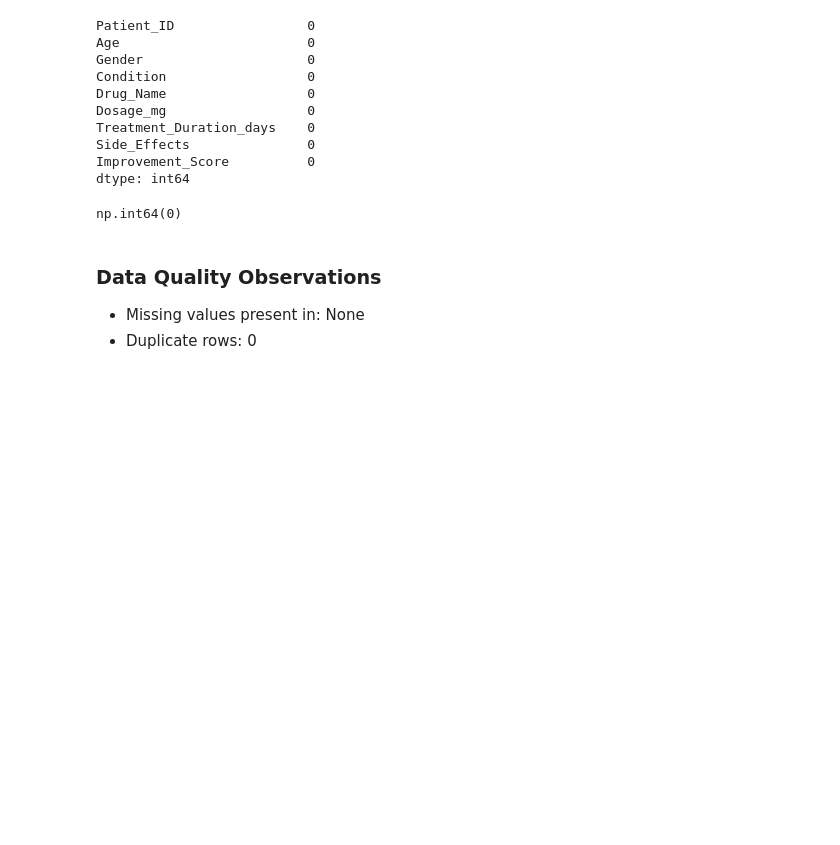
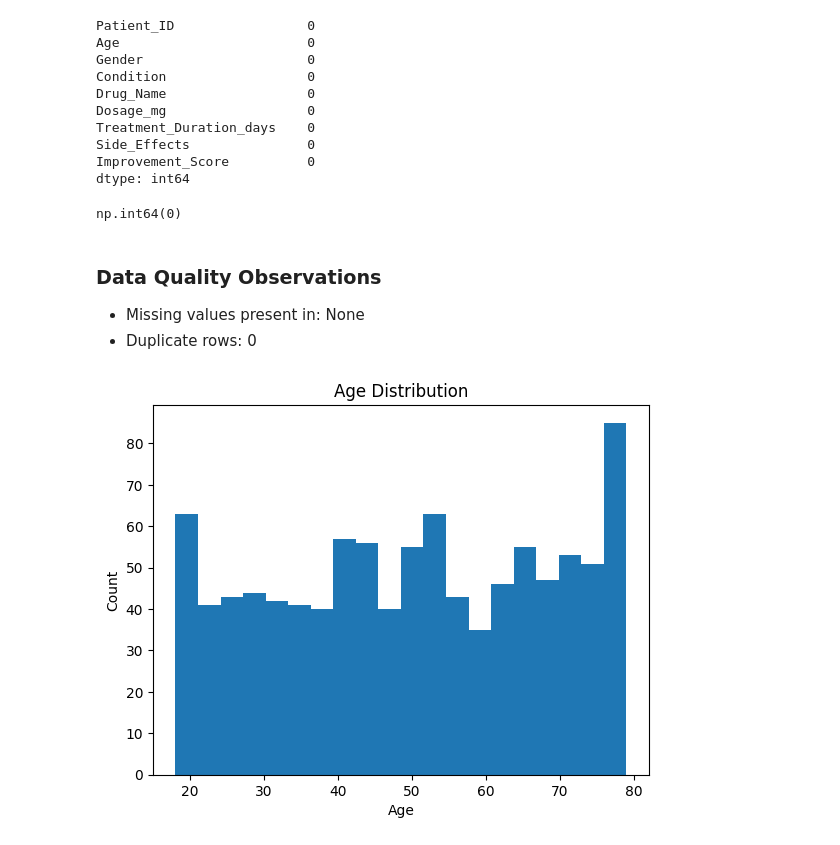
Before and after one commit to madesh405/Drug_Data_Analysis, a Jupyter notebook: notebook/data_understanding_and_EDA.ipynb, the cells around one changed output. Saved outputs shown, nothing was run; the diff lists cells and outputs as text; code cells hidden in the pictures; blank space fills up the shorter version.

```diff
--- a/notebook/data_understanding_and_EDA.ipynb
+++ b/notebook/data_understanding_and_EDA.ipynb
@@ -66,3 +66,11 @@ np.int64(0)
 ### Data Quality Observations
 - Missing values present in: None
 - Duplicate rows: 0
+# %%
+plt.hist(df['Age'],bins=20)
+plt.xlabel("Age")
+plt.ylabel("Count")
+plt.title("Age Distribution")
+plt.show()
+# %% [output]
+[figure, added]
```
Also changed, not shown: parts of 4 cells of this notebook.
